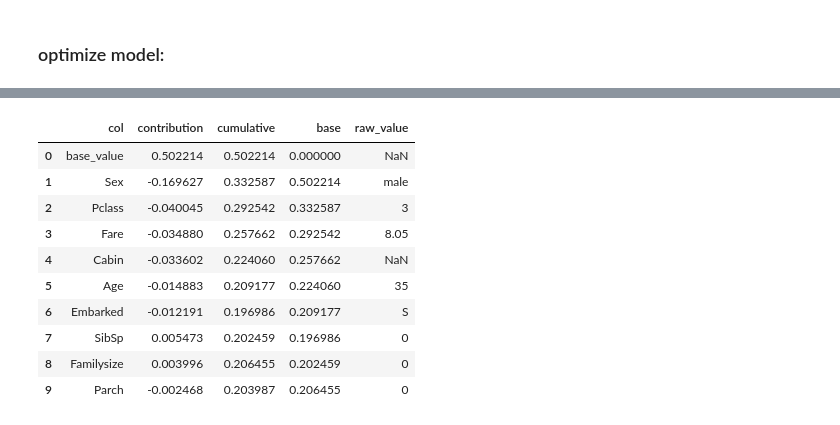
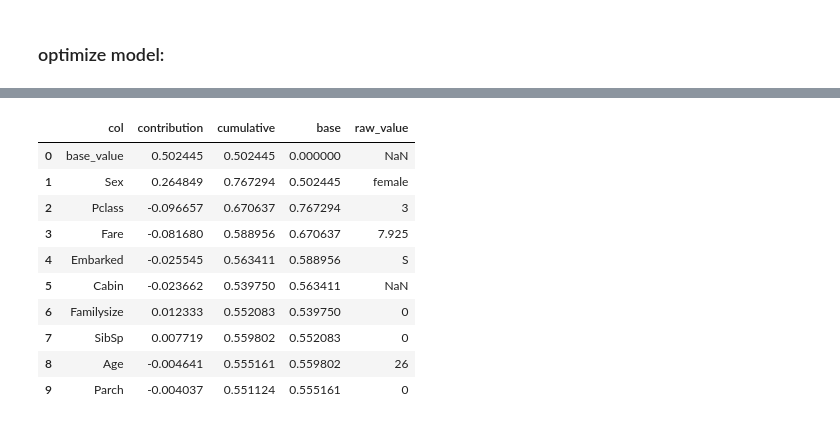
Before and after one commit to oegedijk/explainingtitanic, a Jupyter notebook: build-titanic-model.ipynb, the cells around one changed output, grey strips where cells are left out. Saved outputs shown, nothing was run; the diff lists cells and outputs as text; code cells hidden in the pictures.

Commit message:
added labels

```diff
--- a/build-titanic-model.ipynb
+++ b/build-titanic-model.ipynb
@@ -228,6 +232,6 @@ weighted avg       0.81      0.81      0.81       200
 model_bunch = ModelBunch(model, transformer, TARGET, X_train.columns)
 pickle.dump(model_bunch, open(Path.cwd() / 'titanic_model_bunch.pkl','wb'))
 # %%
-explainer = TreeExplainer(model_bunch, d_test, roc_auc_score)
+explainer = TreeClassifierExplainer(model_bunch, d_test, roc_auc_score, labels=['Not Survived', 'Survived'])
 # %% [output]
 Transform: DummyTransform for: Survived...
@@ -247,14 +257,14 @@ explainer.shap_explainer.expected_value
 # %%
-explainer.contrib_df(0)
+explainer.contrib_df(index=0)
 # %% [output]
 |  | col | contribution | cumulative | base | raw_value |
-| 0 | base_value | 0.502214 | 0.502214 | 0.000000 | NaN |
-| 1 | Sex | -0.169627 | 0.332587 | 0.502214 | male |
-| 2 | Pclass | -0.040045 | 0.292542 | 0.332587 | 3 |
-| 3 | Fare | -0.034880 | 0.257662 | 0.292542 | 8.05 |
-| 4 | Cabin | -0.033602 | 0.224060 | 0.257662 | NaN |
-| 5 | Age | -0.014883 | 0.209177 | 0.224060 | 35 |
-| 6 | Embarked | -0.012191 | 0.196986 | 0.209177 | S |
-| 7 | SibSp | 0.005473 | 0.202459 | 0.196986 | 0 |
-| 8 | Familysize | 0.003996 | 0.206455 | 0.202459 | 0 |
-| 9 | Parch | -0.002468 | 0.203987 | 0.206455 | 0 |
+| 0 | base_value | 0.502445 | 0.502445 | 0.000000 | NaN |
+| 1 | Sex | 0.264849 | 0.767294 | 0.502445 | female |
+| 2 | Pclass | -0.096657 | 0.670637 | 0.767294 | 3 |
+| 3 | Fare | -0.081680 | 0.588956 | 0.670637 | 7.925 |
+| 4 | Embarked | -0.025545 | 0.563411 | 0.588956 | S |
+| 5 | Cabin | -0.023662 | 0.539750 | 0.563411 | NaN |
+| 6 | Familysize | 0.012333 | 0.552083 | 0.539750 | 0 |
+| 7 | SibSp | 0.007719 | 0.559802 | 0.552083 | 0 |
+| 8 | Age | -0.004641 | 0.555161 | 0.559802 | 26 |
+| 9 | Parch | -0.004037 | 0.551124 | 0.555161 | 0 |
```
Also changed, not shown: parts of 19 cells of this notebook, 8 other files.
